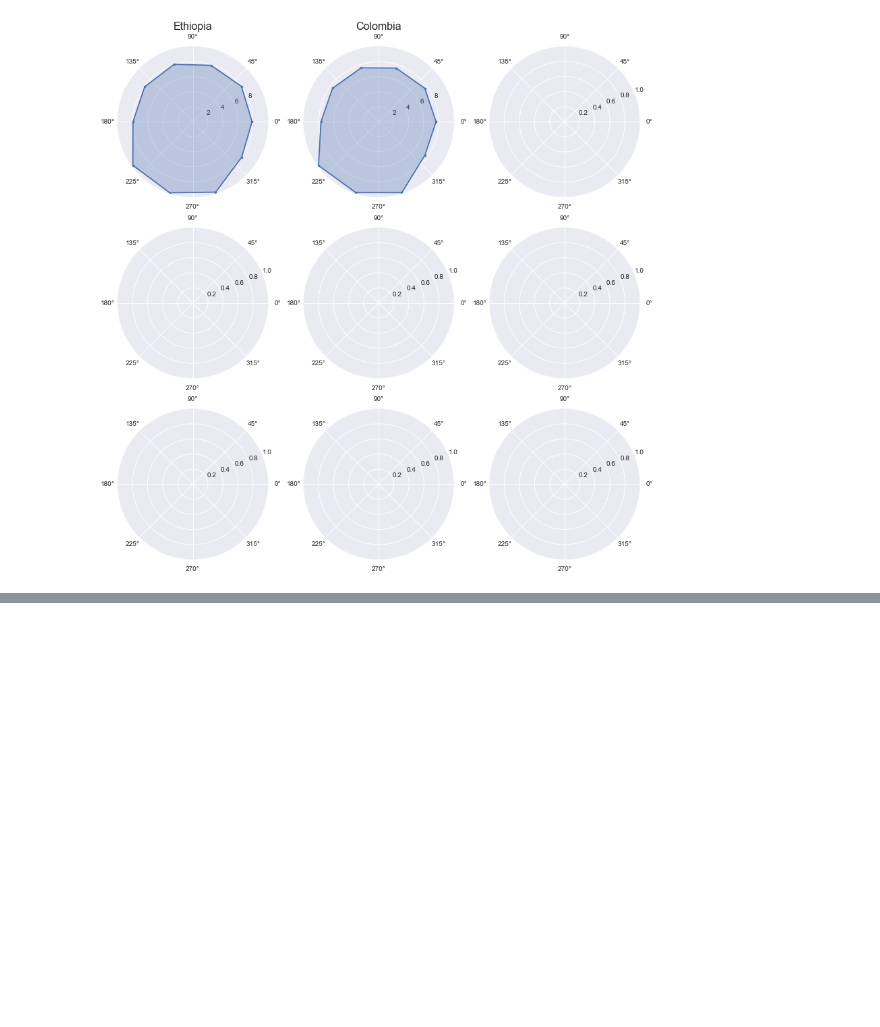
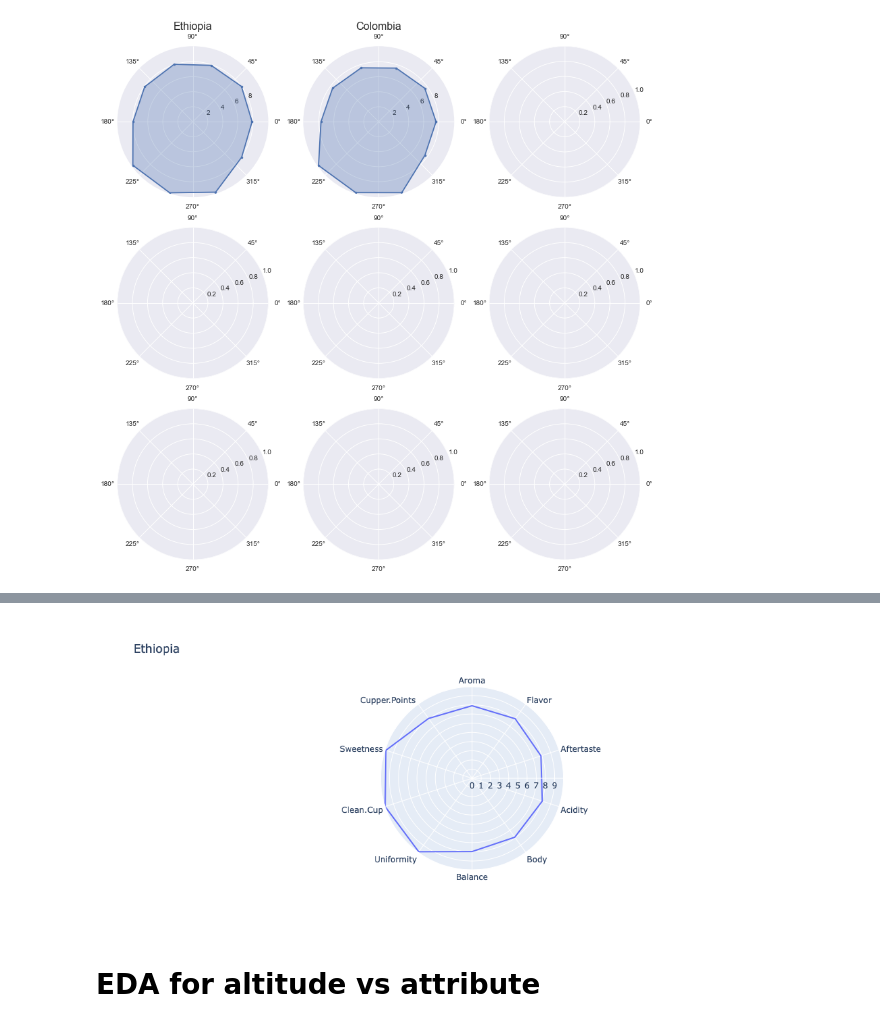
Before and after one commit to thejoshchow/coffee-arabica, a Jupyter notebook: coffee.ipynb, the cells around one changed output, grey strips where cells are left out. Drawn from its saved outputs; the diff is of its cells as text; code cells hidden in the pictures; blank space fills up the shorter version.

Commit message:
begun EDA for altitude vs attributes

```diff
--- a/coffee.ipynb
+++ b/coffee.ipynb
@@ -305,0 +333,7 @@ array(['Ethiopia', 'Guatemala', 'Brazil', 'Peru', 'United States',
+# %%
+fig = px.line_polar(r=values, theta=categories, line_close=True, title='Ethiopia')
+fig.show()
+# %% [output]
+[figure, added]
+# %% [markdown]
+# EDA for altitude vs attribute
```
Also changed, not shown: parts of 28 cells of this notebook.
